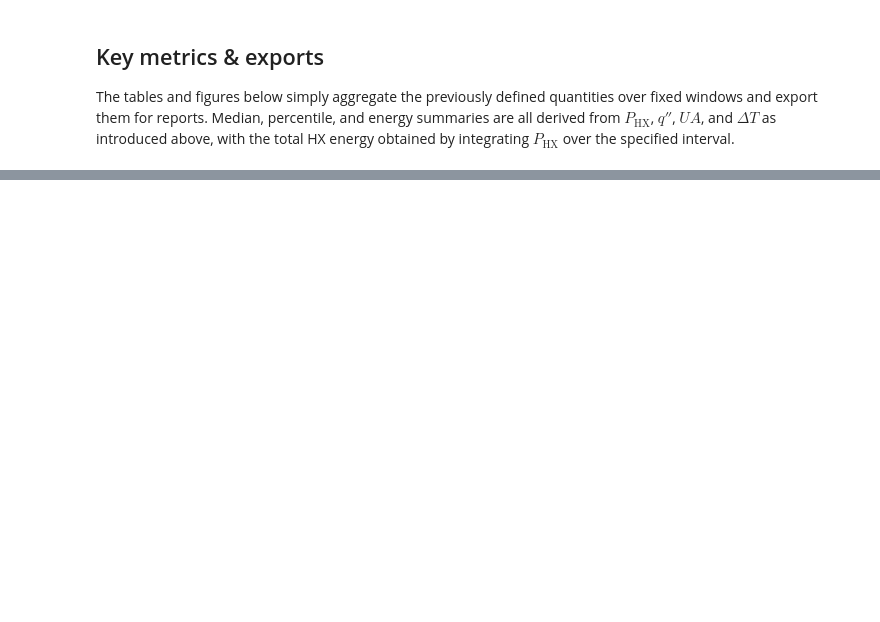
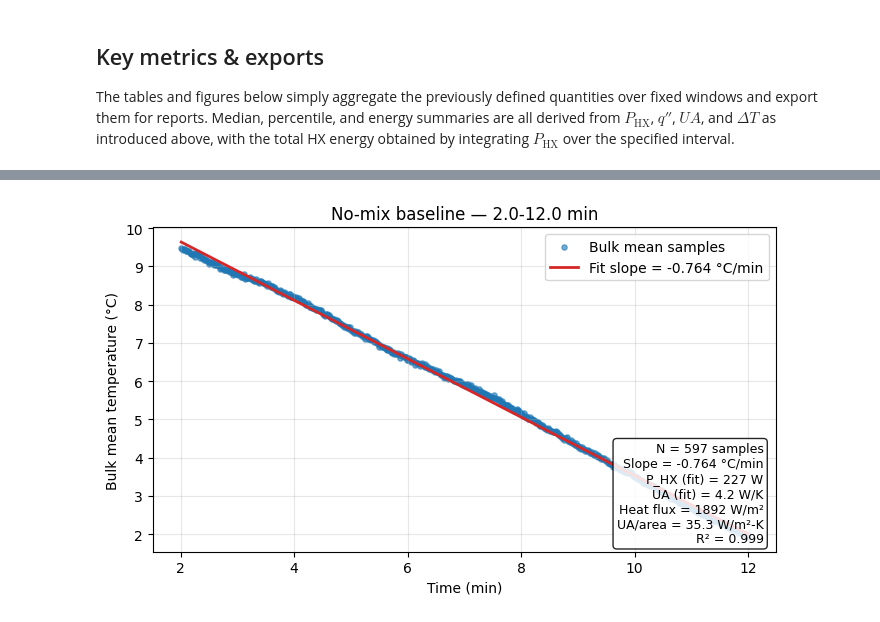
Before and after one commit to Pocar-Lab/hfe-system, a Jupyter notebook: analysis/notebooks/HX_performance_analysis.ipynb, the cells around one changed output, grey strips where cells are left out. Saved outputs shown, nothing was run; the diff lists cells and outputs as text; code cells hidden in the pictures; blank space fills up the shorter version.

```diff
--- a/analysis/notebooks/HX_performance_analysis.ipynb
+++ b/analysis/notebooks/HX_performance_analysis.ipynb
@@ -345,0 +463,84 @@ Saved: /home/pocar-lab/Documents/HFE_System/data/processed/hx_timeseries_2025102
+# %%
+from IPython.display import display
+
+FIT_WINDOWS_REQUESTED = {
+    'nomix': (2.0, 12.0),
+    'mixed': (5.0, 20.0),
+    'mixed_60psi': (2.0, 8.0),
+    'auto': (2.0, 12.0),
+}
+
+fit_records = []
+for key, window in FIT_WINDOWS_REQUESTED.items():
+    df = datasets.get(key)
+    meta = DATASETS.get(key, {})
+    if df is None:
+        print(f"Dataset {key} not loaded; skipping window {window[0]}-{window[1]} min.")
+        continue
+    try:
+        fit = fit_temperature_window(
+            df,
+            Cp_JK=Cp_JK,
+            heat_leak_W=HEAT_LEAK_W,
+            hx_area_m2=HX_AREA_M2,
+            t_window_min=window,
+            dataset=key,
+        )
+    except ValueError as exc:
+        print(f"{meta.get('title', key)} window {window[0]}-{window[1]} min: {exc}")
+        continue
+
+    title = f"{meta.get('title', key)} — {window[0]}-{window[1]} min"
+    fig = plot_temperature_window_fit(fit, title=title)
+    display(fig)
+    plt.close(fig)
+
+    fit_records.append(
+        {
+            'dataset': key,
+            'title': meta.get('title', key),
+            'window_min': f"{window[0]}-{window[1]}",
+            'samples': fit.samples,
+            'slope_C_per_min': fit.slope_C_per_min,
+            'P_HX_fit_W': fit.P_HX_fit_W,
+            'UA_fit_W_per_K': fit.UA_fit_W_per_K,
+            'heat_flux_fit_W_m2': fit.heat_flux_fit_W_m2,
+            'UA_area_fit_W_per_m2K': fit.UA_area_fit_W_per_m2K,
+            'DeltaT_mean_C': fit.DeltaT_mean_C,
+            'r_squared': fit.r_squared,
+        }
+    )
+
+fit_df = pd.DataFrame(fit_records)
+if not fit_df.empty:
+    display(
+        fit_df[
+            [
+                'dataset',
+                'title',
+                'window_min',
+                'samples',
+                'slope_C_per_min',
+                'P_HX_fit_W',
+                'UA_fit_W_per_K',
+                'heat_flux_fit_W_m2',
+                'UA_area_fit_W_per_m2K',
+                'DeltaT_mean_C',
+                'r_squared',
+            ]
+        ].round(
+            {
+                'slope_C_per_min': 3,
+                'P_HX_fit_W': 1,
+                'UA_fit_W_per_K': 2,
+                'heat_flux_fit_W_m2': 1,
+                'UA_area_fit_W_per_m2K': 2,
+                'DeltaT_mean_C': 2,
+                'r_squared': 3,
+            }
+        )
+    )
+else:
+    print('No window temperature fits to display.')
+# %% [output]
+[figure, added]
```
Also changed, not shown: parts of 17 cells of this notebook, 9 other files.
